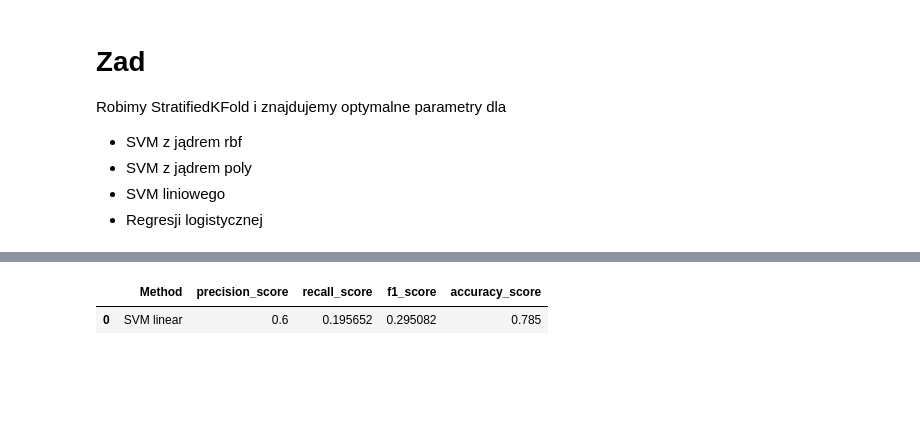
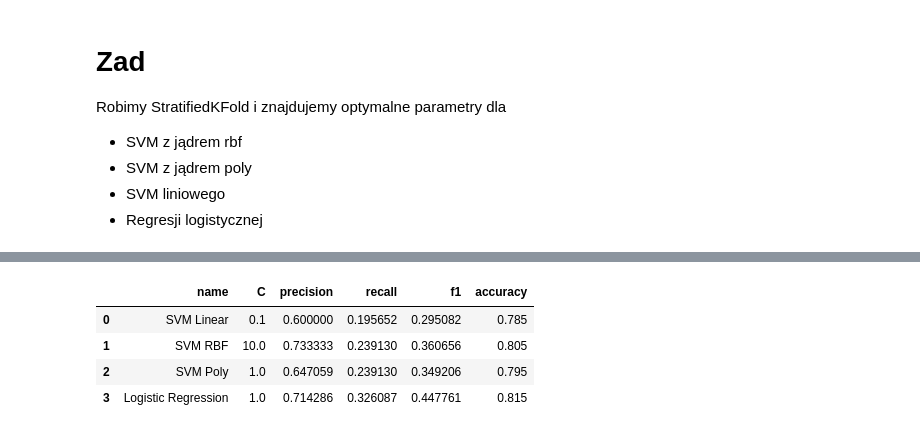
Before and after one commit to KrystianJachna/AI, a Jupyter notebook: cw8/AD_Z08_F_categorical_data.ipynb, the cells around one changed output, grey strips where cells are left out. Drawn from its saved outputs; the diff is of its cells as text; code cells hidden in the pictures; blank space fills up the shorter version.

```diff
--- a/cw8/AD_Z08_F_categorical_data.ipynb
+++ b/cw8/AD_Z08_F_categorical_data.ipynb
@@ -232,18 +252 @@ seed=123
 kfold = StratifiedKFold(n_splits=5, random_state=seed, shuffle=True)
-# %%
-from sklearn.svm import SVC
-from sklearn.pipeline import Pipeline
-from sklearn.model_selection import GridSearchCV
-pipe = Pipeline([
-    ('preprocessing', preprocess_pipeline),
-    ('classifier', SVC(kernel='linear'))])
-
-
-param_grid = {
-            'classifier__C': [0.001, 0.01, 0.1, 1, 10, 100]
-}
-
-grid_1 = GridSearchCV(pipe, param_grid, cv=kfold)
-
-grid_1.fit(X_train, y_train)
-grid_1.best_params_
@@ -281,13 +253,32 @@ accuracy_score: 0.785
-# %%
-import pandas as pd
-d = {'precision_score': precision_score,
-     'recall_score': recall_score,
-     'f1_score': f1_score,
-     'accuracy_score' : accuracy_score
-    }
-df = pd.DataFrame(data=d)
-df.insert(loc=0, column='Method', value=['SVM linear'])
-df
-# %% [output]
-|  | Method | precision_score | recall_score | f1_score | accuracy_score |
-| 0 | SVM linear | 0.6 | 0.195652 | 0.295082 | 0.785 |
+# %%
+param_grid = {
+    'classifier__C': [0.001, 0.01, 0.1, 1, 10, 100]
+}
+
+methods = [
+    ("SVM Linear", Pipeline([('preprocessing', preprocess_pipeline), ('classifier', SVC(kernel="linear"))]),
+     param_grid),
+    ("SVM RBF", Pipeline([('preprocessing', preprocess_pipeline), ('classifier', SVC(kernel="rbf"))])
+     , param_grid),
+    ("SVM Poly", Pipeline([('preprocessing', preprocess_pipeline), ('classifier', SVC(kernel="poly"))])
+     , param_grid),
+    ("Logistic Regression", Pipeline([('preprocessing', preprocess_pipeline), ('classifier', LogisticRegression())])
+     , param_grid)
+]
+# %%
+df = pd.DataFrame(columns=["name", "C", "precision", "recall", "f1", "accuracy"])
+
+for i, (method, pipe, param_grid) in enumerate(methods):
+    with warnings.catch_warnings():
+        warnings.simplefilter("ignore")
+        scores, best_model, best_params = grid_fit(pipe, param_grid)
+        precision, recall, f1, accuracy = score_model(best_model)
+        df.loc[i] = [method, best_params['classifier__C'], *score_model(best_model)]
+
+df
+# %% [output]
+|  | name | C | precision | recall | f1 | accuracy |
+| 0 | SVM Linear | 0.1 | 0.600000 | 0.195652 | 0.295082 | 0.785 |
+| 1 | SVM RBF | 10.0 | 0.733333 | 0.239130 | 0.360656 | 0.805 |
+| 2 | SVM Poly | 1.0 | 0.647059 | 0.239130 | 0.349206 | 0.795 |
+| 3 | Logistic Regression | 1.0 | 0.714286 | 0.326087 | 0.447761 | 0.815 |
```
Also changed, not shown: parts of 21 cells of this notebook.
